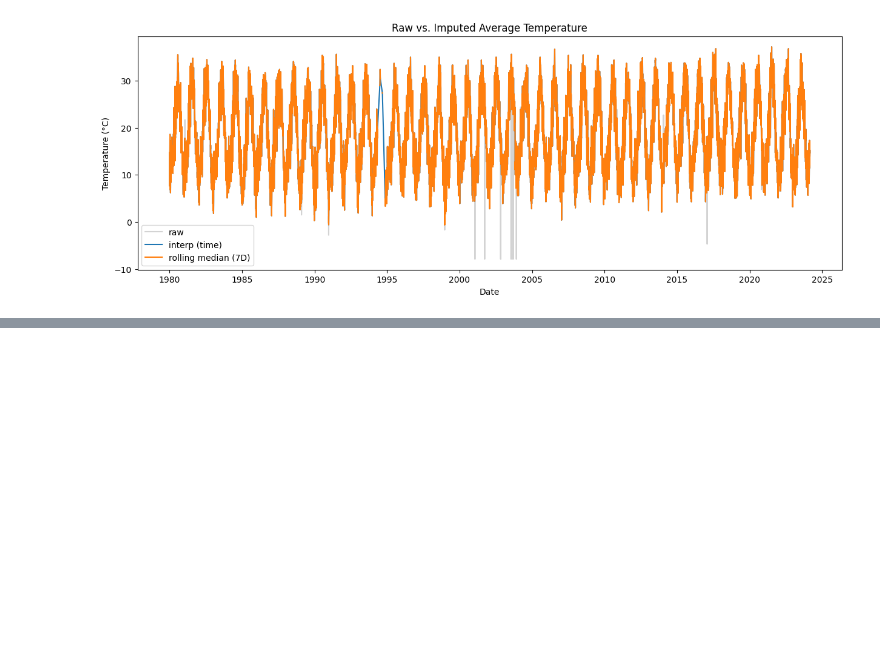
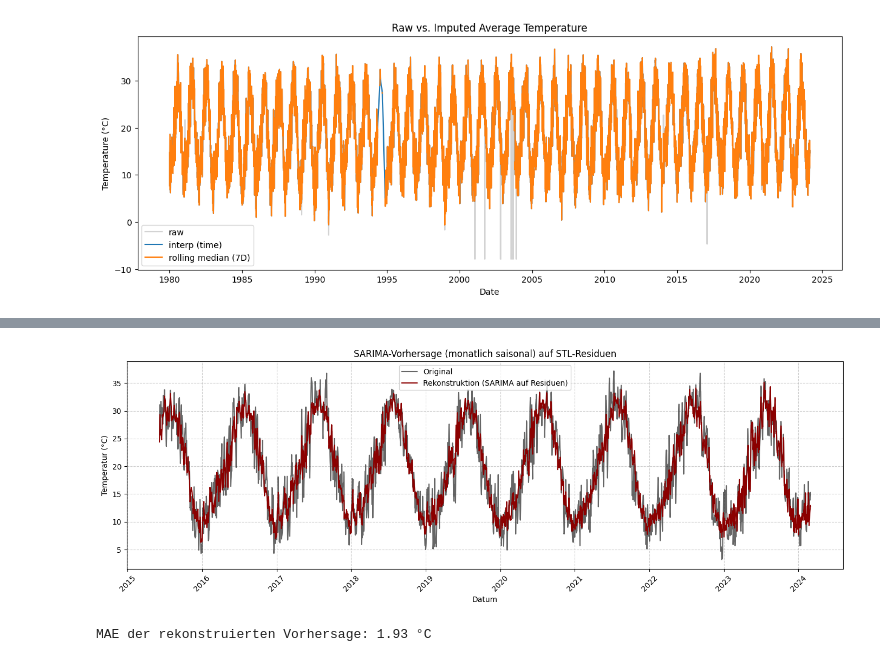
Before and after one commit to gurkewasser/spz_mc, a Jupyter notebook: main_spz.ipynb, the cells around one changed output, grey strips where cells are left out. Saved outputs shown, nothing was run; the diff lists cells and outputs as text; code cells hidden in the pictures; blank space fills up the shorter version.

```diff
--- a/main_spz.ipynb
+++ b/main_spz.ipynb
@@ -184,0 +976,50 @@ data['tavg'] = data_clean['tavg_rollmed']
+# %%
+# Nur Residuen ohne NaNs (wegen Trendberechnung bei STL)
+resid = decomp.resid.dropna()
+
+# Trainings-/Testsplit
+train_size = int(len(resid) * 0.8)
+resid_train = resid.iloc[:train_size]
+resid_test = resid.iloc[train_size:]
+
+# SARIMA-Modell auf die Residuen trainieren (monatlich saisonal, Periode 12)
+sarima_resid_model = SARIMAX(resid_train,
+                             order=(1, 0, 1),
+                             seasonal_order=(1, 0, 1, 12),
+                             enforce_stationarity=False,
+                             enforce_invertibility=False)
+sarima_resid_result = sarima_resid_model.fit(disp=False)
+
+# Residuen-Vorhersage für Testzeitraum
+resid_forecast = sarima_resid_result.forecast(steps=len(resid_test))
+resid_forecast.index = resid_test.index  # Index angleichen
+
+# Trend und Saisonalität passend zum Testzeitraum (nur wo resid_test gültig ist)
+trend = decomp.trend.loc[resid_test.index]
+seasonal = decomp.seasonal.loc[resid_test.index]
+
+# Rekonstruktion = Trend + Saisonalität + prognostizierte Residuen
+reconstructed_forecast = trend + seasonal + resid_forecast
+
+# Tatsächliche Werte zum Vergleich
+actual = data['tavg'].loc[reconstructed_forecast.index]
+
+# Plot
+plt.figure(figsize=(14, 5))
+plt.plot(actual.index, actual, label="Original", color='black', alpha=0.6)
+plt.plot(reconstructed_forecast.index, reconstructed_forecast, label="Rekonstruktion (SARIMA auf Residuen)", color='darkred')
+plt.xlabel("Datum")
+plt.ylabel("Temperatur (°C)")
+plt.title("SARIMA-Vorhersage (monatlich saisonal) auf STL-Residuen")
+plt.legend()
+plt.grid(True, linestyle='--', alpha=0.6)
+plt.xticks(rotation=45)
+plt.tight_layout()
+plt.show()
+
+# MAE ausgeben
+mae_resid = mean_absolute_error(actual, reconstructed_forecast)
+print(f"MAE der rekonstruierten Vorhersage: {mae_resid:.2f} °C")
+# %% [output]
+[figure, added]
+MAE der rekonstruierten Vorhersage: 1.93 °C
```
Also changed, not shown: parts of 54 cells of this notebook, 6 other files.
